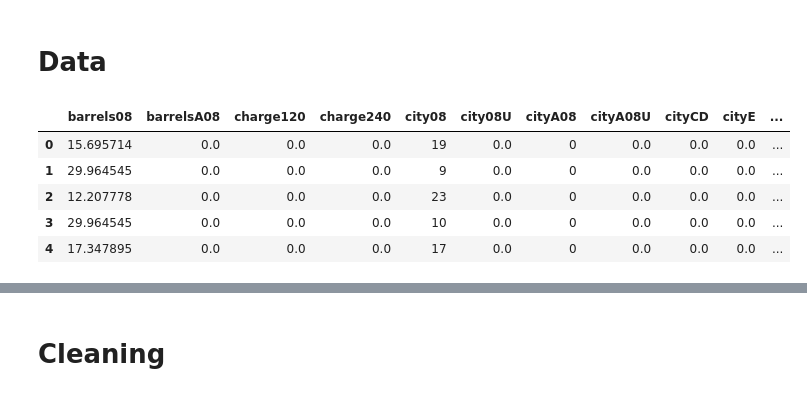
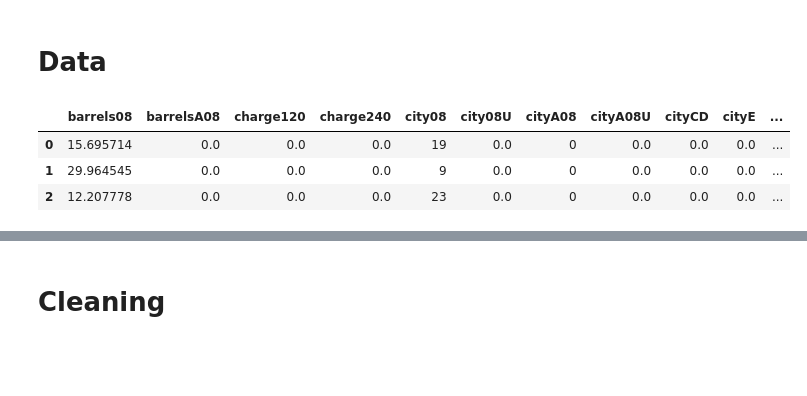
Before and after one commit to mike-flanagan/vehicle_fuel_economy_analysis_neuralnet, a Jupyter notebook: MPG_NN_Modeling_Notebook-Copy1.ipynb, the cells around one changed output, grey strips where cells are left out. Drawn from its saved outputs; the diff is of its cells as text; code cells hidden in the pictures; blank space fills up the shorter version.

```diff
--- a/MPG_NN_Modeling_Notebook-Copy1.ipynb
+++ b/MPG_NN_Modeling_Notebook-Copy1.ipynb
@@ -46,11 +49,9 @@ sns.set_theme()
 # %%
 df = pd.read_csv('data/vehicles.csv')
 # %%
-df.head()
+df.head(3)
 # %% [output]
 |  | barrels08 | barrelsA08 | charge120 | charge240 | city08 | city08U | cityA08 | cityA08U | cityCD | cityE | ... |
 | 0 | 15.695714 | 0.0 | 0.0 | 0.0 | 19 | 0.0 | 0 | 0.0 | 0.0 | 0.0 | ... |
 | 1 | 29.964545 | 0.0 | 0.0 | 0.0 | 9 | 0.0 | 0 | 0.0 | 0.0 | 0.0 | ... |
 | 2 | 12.207778 | 0.0 | 0.0 | 0.0 | 23 | 0.0 | 0 | 0.0 | 0.0 | 0.0 | ... |
-| 3 | 29.964545 | 0.0 | 0.0 | 0.0 | 10 | 0.0 | 0 | 0.0 | 0.0 | 0.0 | ... |
-| 4 | 17.347895 | 0.0 | 0.0 | 0.0 | 17 | 0.0 | 0 | 0.0 | 0.0 | 0.0 | ... |
```
Also changed, not shown: parts of 36 cells of this notebook, 2 other files.
